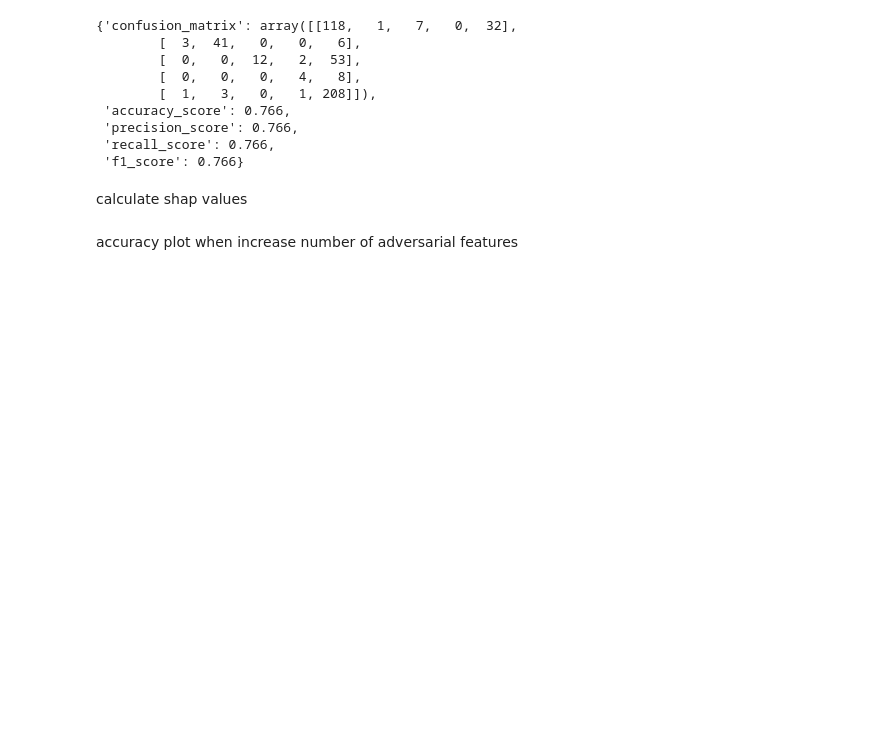
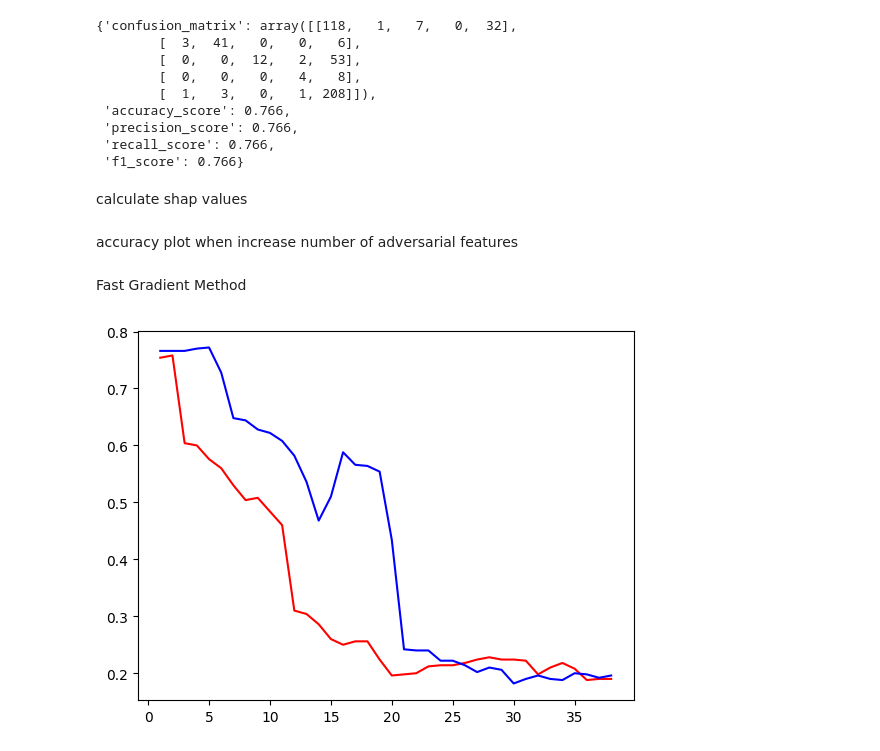
Before and after one commit to zauzooz/DNN_SHAP_AE, a Jupyter notebook: NSL-KDD.ipynb, the cells around one changed output. Cells and saved outputs as stored; diff of their text form; code cells hidden in the pictures; blank space fills up the shorter version.

Commit message:
add plot n best vs n worst

```diff
--- a/NSL-KDD.ipynb
+++ b/NSL-KDD.ipynb
@@ -372,0 +369,31 @@ for alg_name in adversarial_algs:
+# %%
+acc_list = []
+
+for alg_name in adversarial_algs:
+    alg = adversarial_algs[alg_name]
+    org_samples = samples.copy()
+    adv_samples = alg.generate(x=org_samples.values)
+    adv_samples = pd.DataFrame(adv_samples, columns=full_features)
+
+    acc_list.append(adversarial_n_best_worst_features(
+        model=dnn_model,
+        selected_features=selected_features,
+        samples=org_samples,
+        adv_samples=adv_samples,
+        y_true=y_samples
+    ))
+# %% [markdown]
+Fast Gradient Method
+# %%
+import matplotlib.pyplot as plt
+plt.plot(
+    [a+1 for a in range(len(selected_features))],
+    acc_list[0][0], 'red')
+
+plt.plot(
+    [a+1 for a in range(len(selected_features))],
+    acc_list[0][1] , 'blue')
+
+plt.show()
+# %% [output]
+[figure, added]
```
Also changed, not shown: parts of 4 cells of this notebook, 1 other file.
